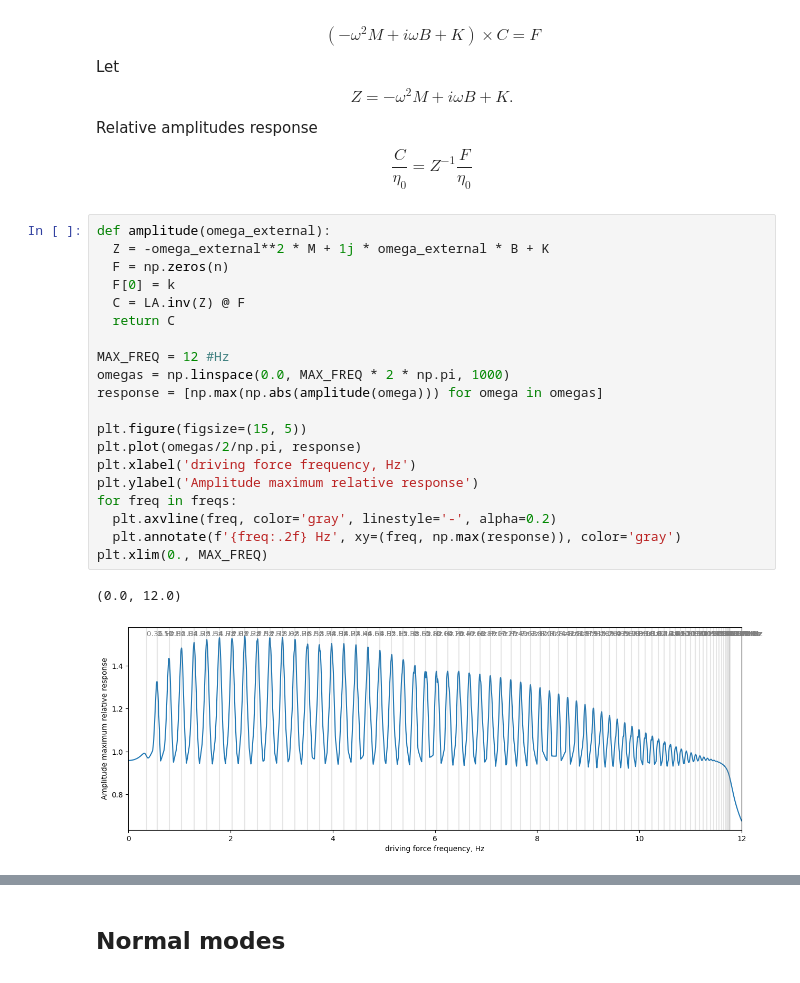
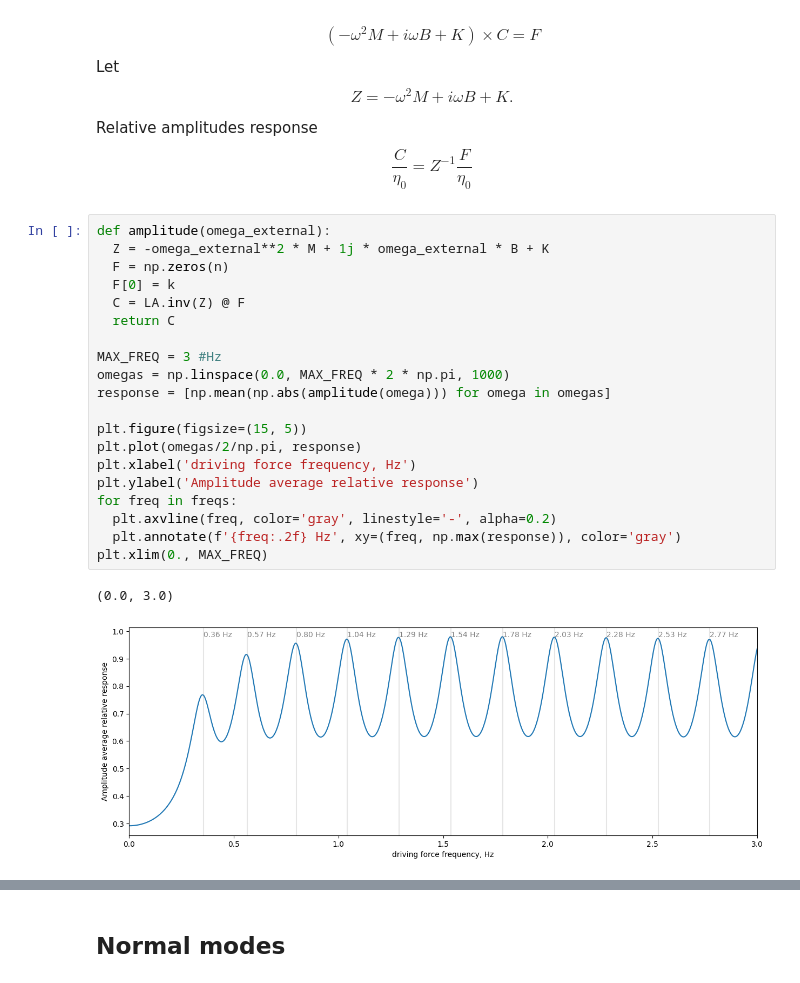
Before and after one commit to evgeny-kolonsky/Lab3_MW, a Jupyter notebook: Lab3_MW.ipynb, the cells around one changed output, grey strips where cells are left out. Drawn from its saved outputs; the diff is of its cells as text.

```diff
--- a/Lab3_MW.ipynb
+++ b/Lab3_MW.ipynb
@@ -186,23 +186,23 @@ Relative amplitudes response
 # %%
 def amplitude(omega_external):
   Z = -omega_external**2 * M + 1j * omega_external * B + K
   F = np.zeros(n)
   F[0] = k
   C = LA.inv(Z) @ F
   return C
 
-MAX_FREQ = 12 #Hz
+MAX_FREQ = 3 #Hz
 omegas = np.linspace(0.0, MAX_FREQ * 2 * np.pi, 1000)
-response = [np.max(np.abs(amplitude(omega))) for omega in omegas]
+response = [np.mean(np.abs(amplitude(omega))) for omega in omegas]
 
 plt.figure(figsize=(15, 5))
 plt.plot(omegas/2/np.pi, response)
 plt.xlabel('driving force frequency, Hz')
-plt.ylabel('Amplitude maximum relative response')
+plt.ylabel('Amplitude average relative response')
 for freq in freqs:
   plt.axvline(freq, color='gray', linestyle='-', alpha=0.2)
   plt.annotate(f'{freq:.2f} Hz', xy=(freq, np.max(response)), color='gray')
 plt.xlim(0., MAX_FREQ)
 # %% [output]
-(0.0, 12.0)
+(0.0, 3.0)
-[figure, old version]
+[figure, new version]
```
Also changed, not shown: parts of 4 cells of this notebook.
